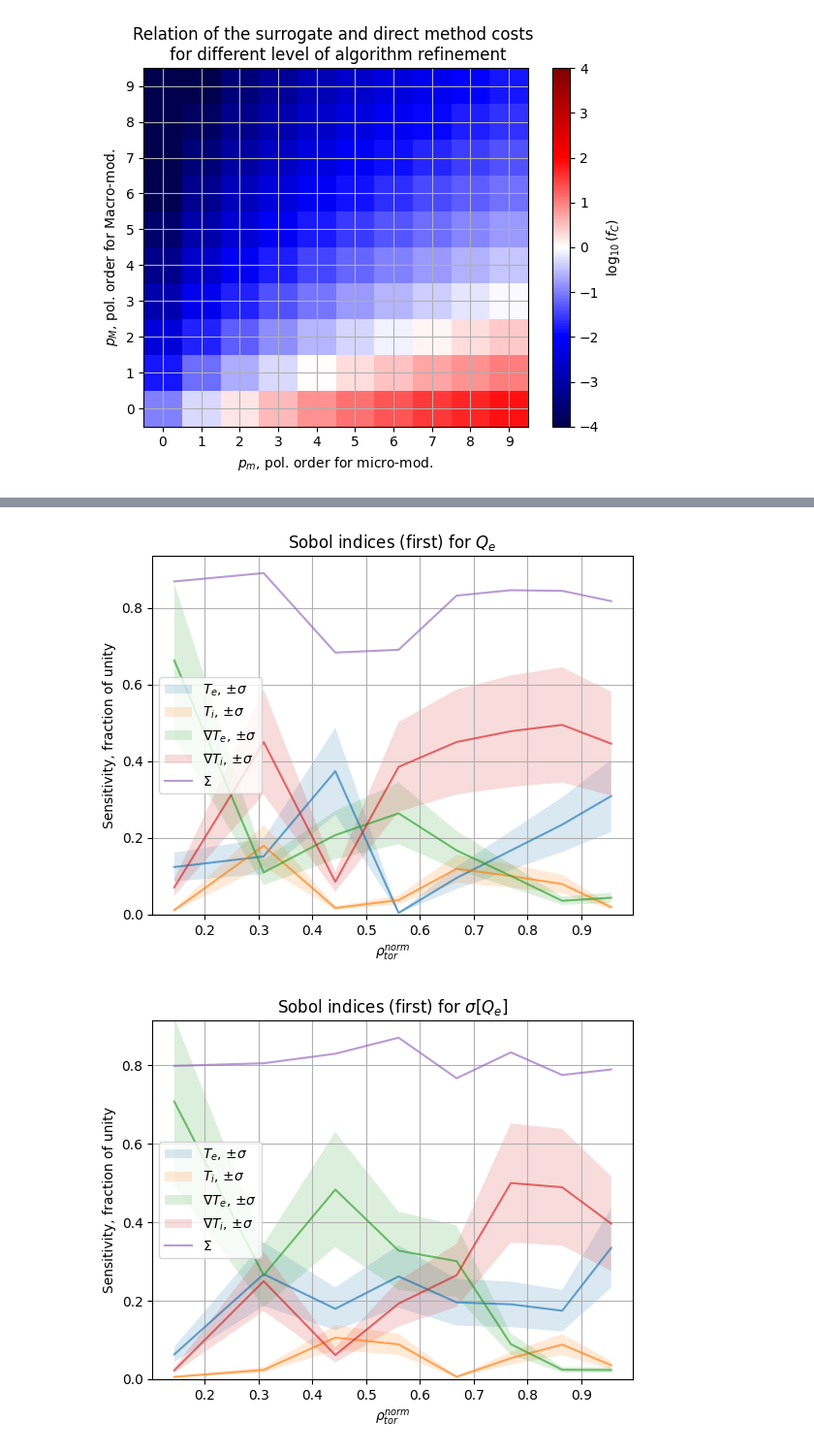
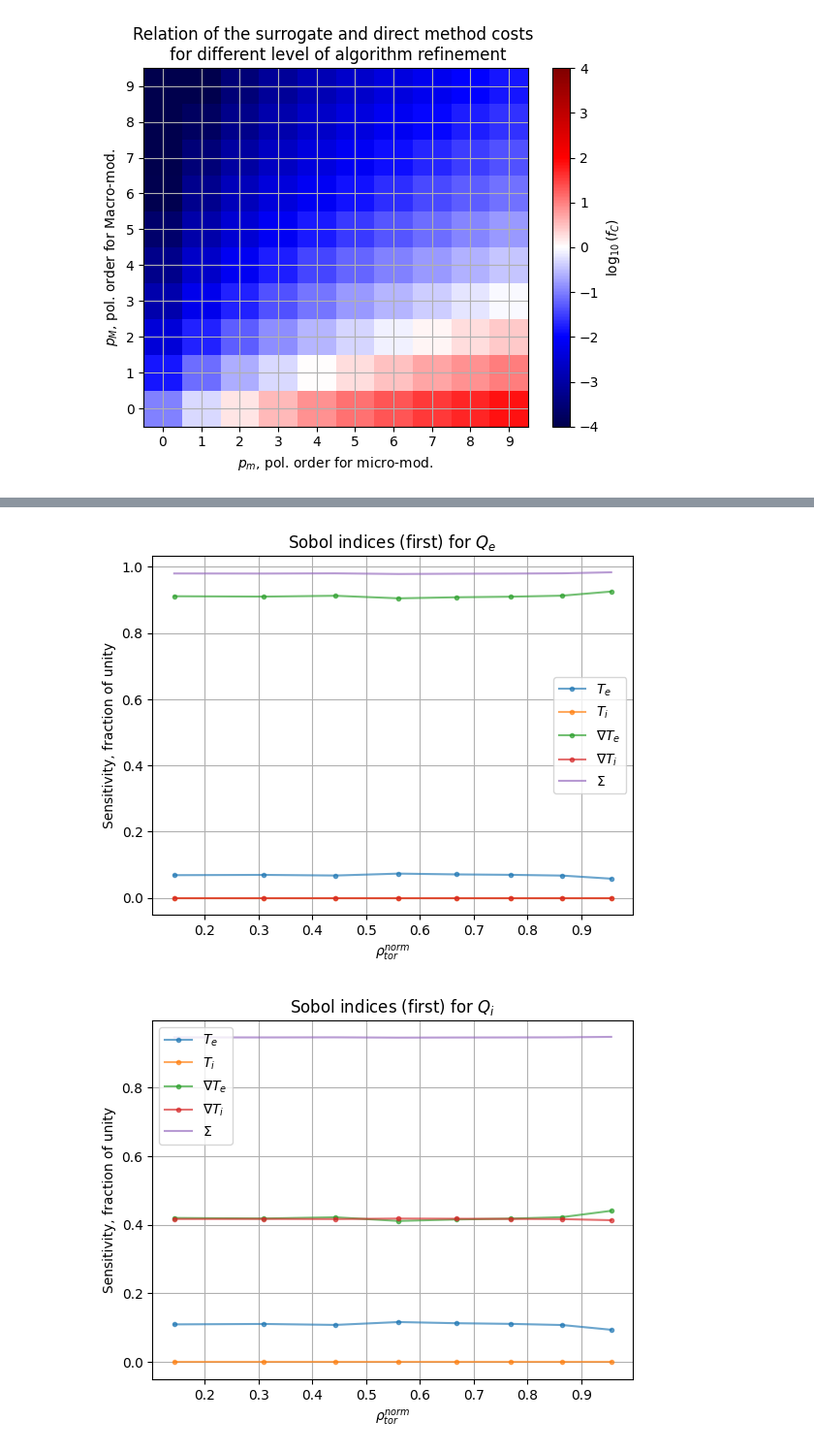
Before and after one commit to vecma-ipp/MFW, a Jupyter notebook: uq/basicda/surrogate_scans.ipynb, the cells around one changed output, grey strips where cells are left out. Shown at 97% size. Saved outputs shown, nothing was run; the diff lists cells and outputs as text; code cells hidden in the pictures.

```diff
--- a/uq/basicda/surrogate_scans.ipynb
+++ b/uq/basicda/surrogate_scans.ipynb
@@ -1513,12 +1513,19 @@ fig.savefig('cost_pp_1.pdf')
 # %% [output]
 [figure]
 # %%
-# Revive the old eUQ campaign DB adn get statistics out
+# Revive the old eUQ campaign DB and get statistics out
 
 import easyvvuq as uq
 
-campname = "UQ_8FTgem_"
-dbfilename = "campaign_gem8ft_test.db"
+# # A) GEM-648 data
+# campname = "UQ_8FTgem_"
+# dbfilename = "campaign_gem8ft_test.db"
+# appname_pref = "gem_FT"
+
+# B) GEM0-5000 data
+campname = "UQ_8FTGEM0_"
+dbfilename = "campaign_gem08ft_test.db"
+appname_pref = "GEM0_FT"
 
 camp = uq.Campaign(name=campname,db_location="sqlite:///"+dbfilename)
 
@@ -1536,13 +1543,13 @@ analysis_new = uq.analysis.PCEAnalysis(sampler=sampler_new, qoi_cols=output_colu
 
 #res = camp.apply_analysis(analysis_new)
 
-nfts = 7 #8
+nfts = 8 #8
 data = {}
 
 for nft in range(nfts):
     #print(f"nft = {nft}") ###DEBUG
 
-    appname = f"gem_FT{nft}"
+    appname = f"{appname_pref}{nft}"
     run_result = camp.campaign_db.get_results(appname, nft+1)
     analysis_result = analysis_new.analyse(run_result)
     #print(analysis_result.__dict__)
@@ -1579,8 +1587,8 @@ inputs = ['te.value',  'ti.value', 'te.ddrho', 'ti.ddrho']
 
 # A) original outputs
 qois = ['te_transp.flux', 'ti_transp.flux']
-# B) Time-trace-analysed outputs
-qois = ['te_transp_flux', 'te_transp_flux_std', 'ti_transp_flux_cv', 'te_transp_flux_stem', 'te_transp_flux_relstem', 'ti_transp_flux', 'ti_transp_flux_std', 'ti_transp_flux_cv', 'ti_transp_flux_stem', 'ti_transp_flux_relstem', 'ti_transp_flux_acn', 'te_transp_flux_acn']
+# # B) Time-trace-analysed outputs
+# qois = ['te_transp_flux', 'te_transp_flux_std', 'ti_transp_flux_cv', 'te_transp_flux_stem', 'te_transp_flux_relstem', 'ti_transp_flux', 'ti_transp_flux_std', 'ti_transp_flux_cv', 'ti_transp_flux_stem', 'ti_transp_flux_relstem', 'ti_transp_flux_acn', 'te_transp_flux_acn']
 
 sobol_type = 'sobols_first'
 sobol_err_type = 'conf_sobols_total'
@@ -1644,18 +1652,19 @@ for qoi in qois:
         ax_sob.plot(xs,
                     sobols[qoi][input][sobol_type] ,
                     #label=f"$S_{{{qoi_plotname}}}^{{{input}}}$"
-                    #label=lookup_names_short[input],
+                    label=lookup_names_short[input],
                     alpha=alpha_t,
+                    marker='.'
                     )
 
-        sobol_err = sobol_err_func(data[f"ft{nft}"]['statistical_moments'][f"{'_'.join(qoi.split('_')[0:3])}_acn"]['mean'][0])
+        #sobol_err = sobol_err_func(data[f"ft{nft}"]['statistical_moments'][f"{'_'.join(qoi.split('_')[0:3])}_acn"]['mean'][0])
 
-        ax_sob.fill_between(xs,
-                            sobols[qoi][input][sobol_type] - std_factor*sobol_err*abs(sobols[qoi][input][sobol_type] ),
-                            sobols[qoi][input][sobol_type] + std_factor*sobol_err*abs(sobols[qoi][input][sobol_type] ),
-                            alpha=0.25*alpha_t,
-                            label=f"{lookup_names_short[input]}, $\pm \\sigma$",
-                            )
+        # ax_sob.fill_between(xs,
+        #                     sobols[qoi][input][sobol_type] - std_factor*sobol_err*abs(sobols[qoi][input][sobol_type] ),
+        #                     sobols[qoi][input][sobol_type] + std_factor*sobol_err*abs(sobols[qoi][input][sobol_type] ),
+        #                     alpha=0.25*alpha_t,
+        #                     label=f"{lookup_names_short[input]}, $\pm \\sigma$",
+        #                     )
 
         # ax_sob.errorbar(xs,
         #                 sobols[qoi][input][sobol_type],
@@ -1675,13 +1684,14 @@ for qoi in qois:
                 sobols[qoi]['sum'],
                 label=f"$\Sigma$",
                 alpha=alpha_t,
+                marker='.'
                 )
 
     ax_sob.legend(loc='best')
     #ax_sob.set_xlabel(f"Flux tube number")
     ax_sob.set_xlabel(f"$\\rho_{{tor}}^{{norm}}$")
     ax_sob.set_ylabel(f"Sensitivity, fraction of unity")
-    ax_sob.set_ylim(0.0, sobols[qoi]['sum'].max()*1.05)
+    ax_sob.set_ylim(-0.05, sobols[qoi]['sum'].max()*1.05)
     sobol_type_short = sobol_type.split("_")[-1]
     ax_sob.set_title(f"Sobol indices ({sobol_type_short}) for {lookup_names_short[qoi]}")
     fig_sob.savefig(f"gem_data_uq_{sobol_type}_{qoi_plotname}_of_rho.pdf")
@@ -1704,2 +1714,2 @@ for qoi in qois:
-[figure, old version]
+[figure, new version]
-[figure, old version]
+[figure, new version]
```
Also changed, not shown: parts of 4 cells of this notebook.
